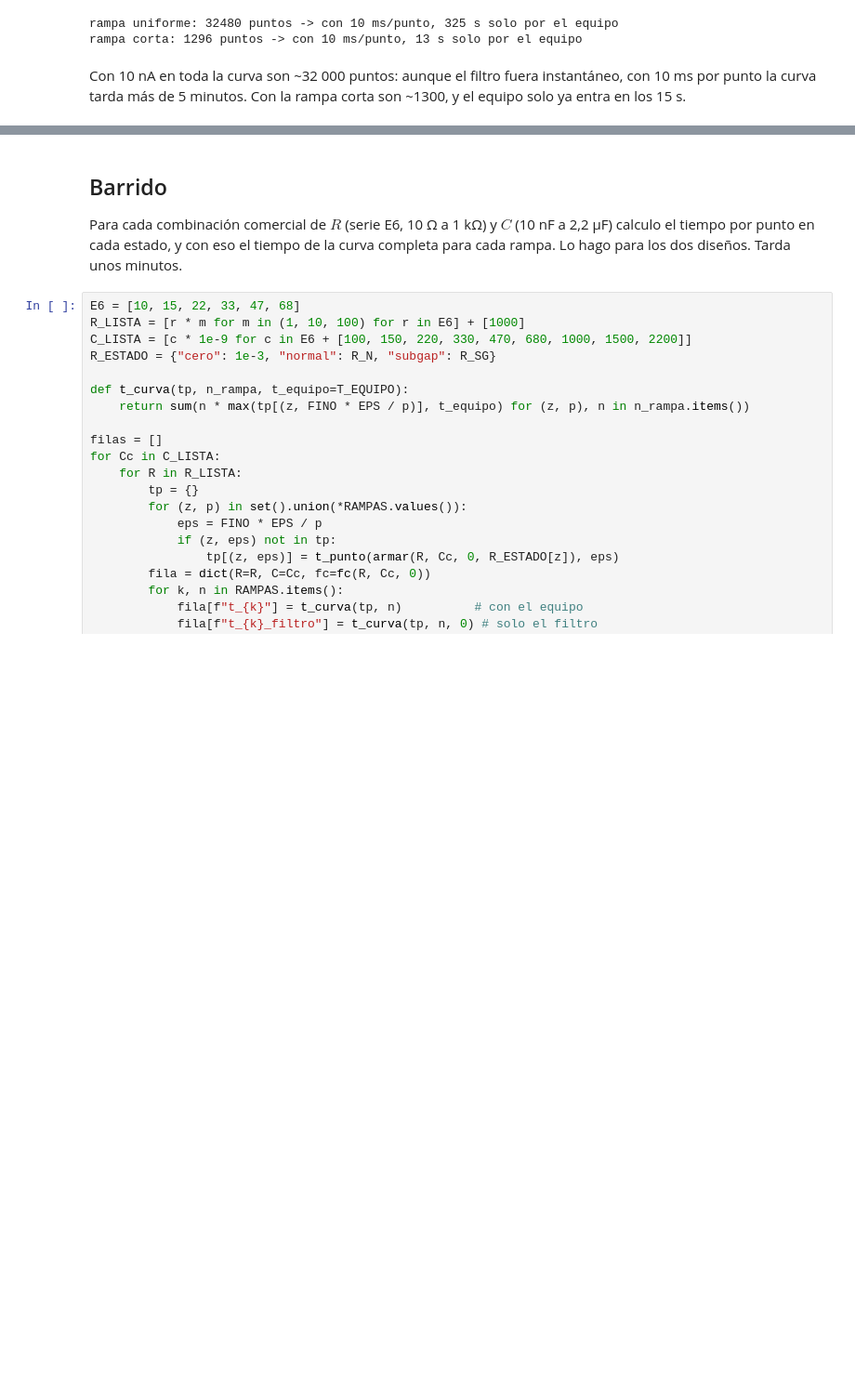
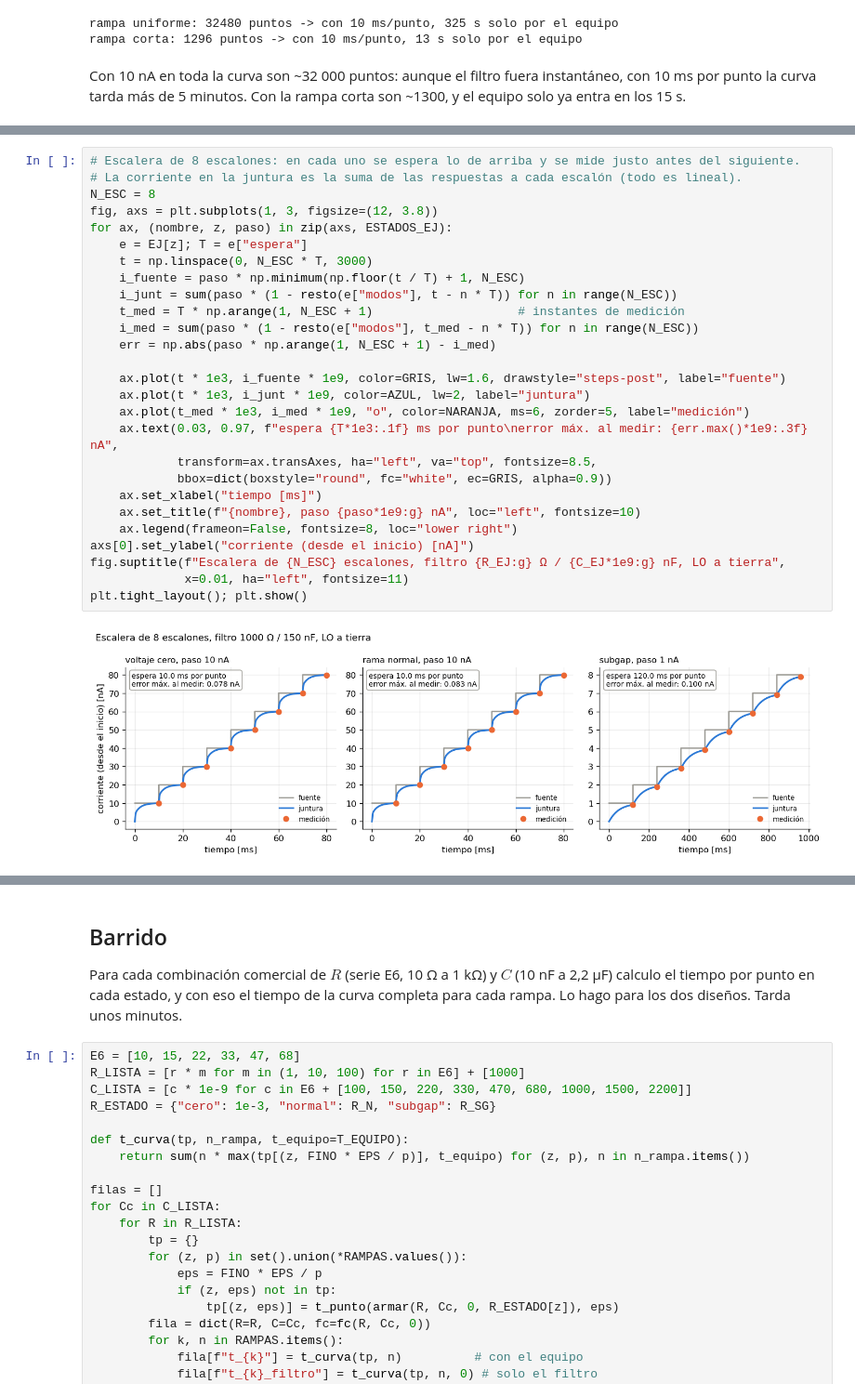
Before and after one commit to nicolepol/labo6-7-junturas-josephson, a Jupyter notebook: explorando_fc_filtro_nuevo.ipynb, the cells around one changed output, grey strips where cells are left out. Shown at 93% size. Drawn from its saved outputs; the diff is of its cells as text; blank space fills up the shorter version.

```diff
--- a/explorando_fc_filtro_nuevo.ipynb
+++ b/explorando_fc_filtro_nuevo.ipynb
@@ -137,0 +187,29 @@ los 15 s.
+# %%
+# Escalera de 8 escalones: en cada uno se espera lo de arriba y se mide justo antes del siguiente.
+# La corriente en la juntura es la suma de las respuestas a cada escalón (todo es lineal).
+N_ESC = 8
+fig, axs = plt.subplots(1, 3, figsize=(12, 3.8))
+for ax, (nombre, z, paso) in zip(axs, ESTADOS_EJ):
+    e = EJ[z]; T = e["espera"]
+    t = np.linspace(0, N_ESC * T, 3000)
+    i_fuente = paso * np.minimum(np.floor(t / T) + 1, N_ESC)
+    i_junt = sum(paso * (1 - resto(e["modos"], t - n * T)) for n in range(N_ESC))
+    t_med = T * np.arange(1, N_ESC + 1)                    # instantes de medición
+    i_med = sum(paso * (1 - resto(e["modos"], t_med - n * T)) for n in range(N_ESC))
+    err = np.abs(paso * np.arange(1, N_ESC + 1) - i_med)
+
+    ax.plot(t * 1e3, i_fuente * 1e9, color=GRIS, lw=1.6, drawstyle="steps-post", label="fuente")
+    ax.plot(t * 1e3, i_junt * 1e9, color=AZUL, lw=2, label="juntura")
+    ax.plot(t_med * 1e3, i_med * 1e9, "o", color=NARANJA, ms=6, zorder=5, label="medición")
+    ax.text(0.03, 0.97, f"espera {T*1e3:.1f} ms por punto\nerror máx. al medir: {err.max()*1e9:.3f} nA",
+            transform=ax.transAxes, ha="left", va="top", fontsize=8.5,
+            bbox=dict(boxstyle="round", fc="white", ec=GRIS, alpha=0.9))
+    ax.set_xlabel("tiempo [ms]")
+    ax.set_title(f"{nombre}, paso {paso*1e9:g} nA", loc="left", fontsize=10)
+    ax.legend(frameon=False, fontsize=8, loc="lower right")
+axs[0].set_ylabel("corriente (desde el inicio) [nA]")
+fig.suptitle(f"Escalera de {N_ESC} escalones, filtro {R_EJ:g} Ω / {C_EJ*1e9:g} nF, LO a tierra",
+             x=0.01, ha="left", fontsize=11)
+plt.tight_layout(); plt.show()
+# %% [output]
+[figure, added]
```
Also changed, not shown: parts of 8 cells of this notebook.
